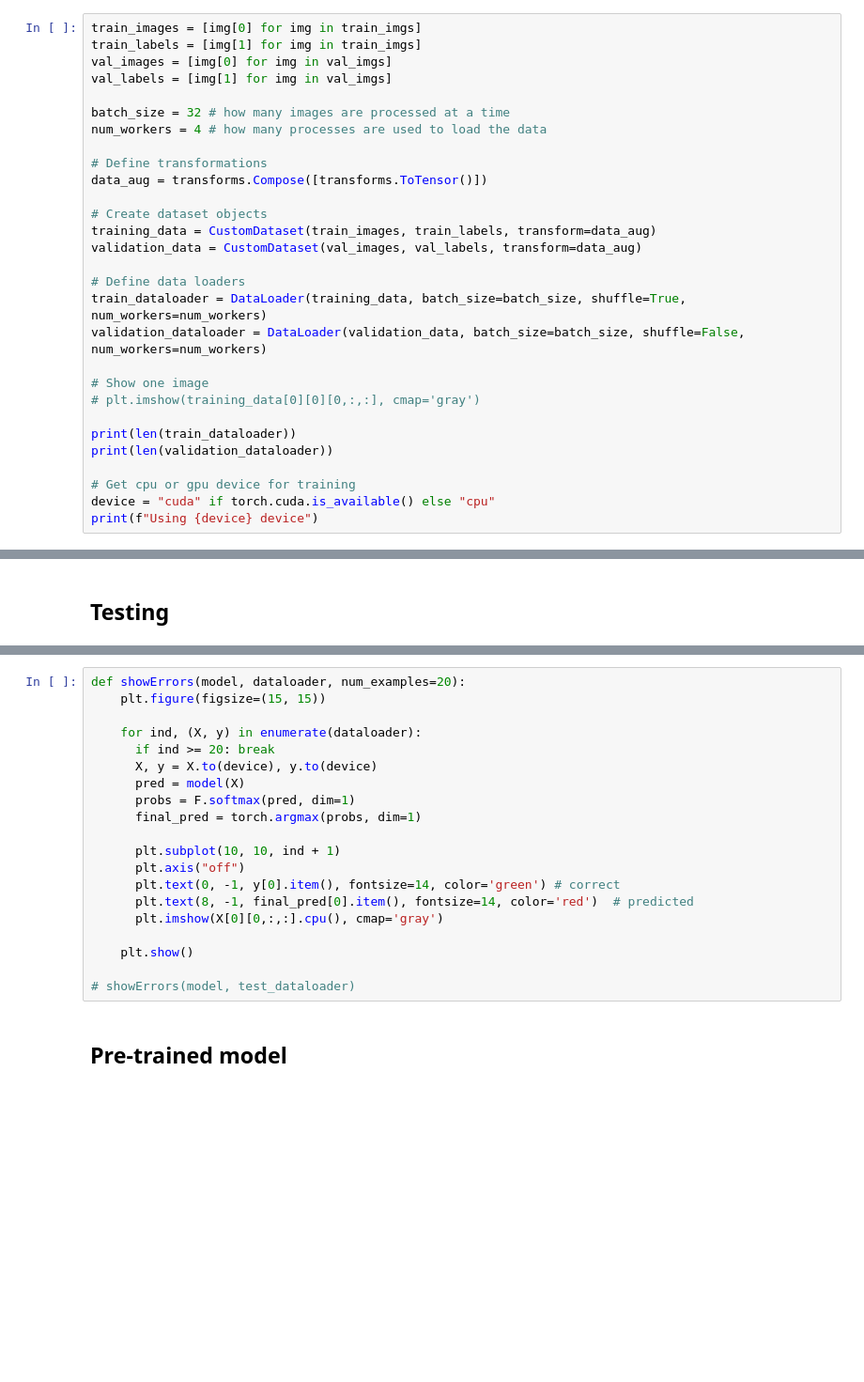
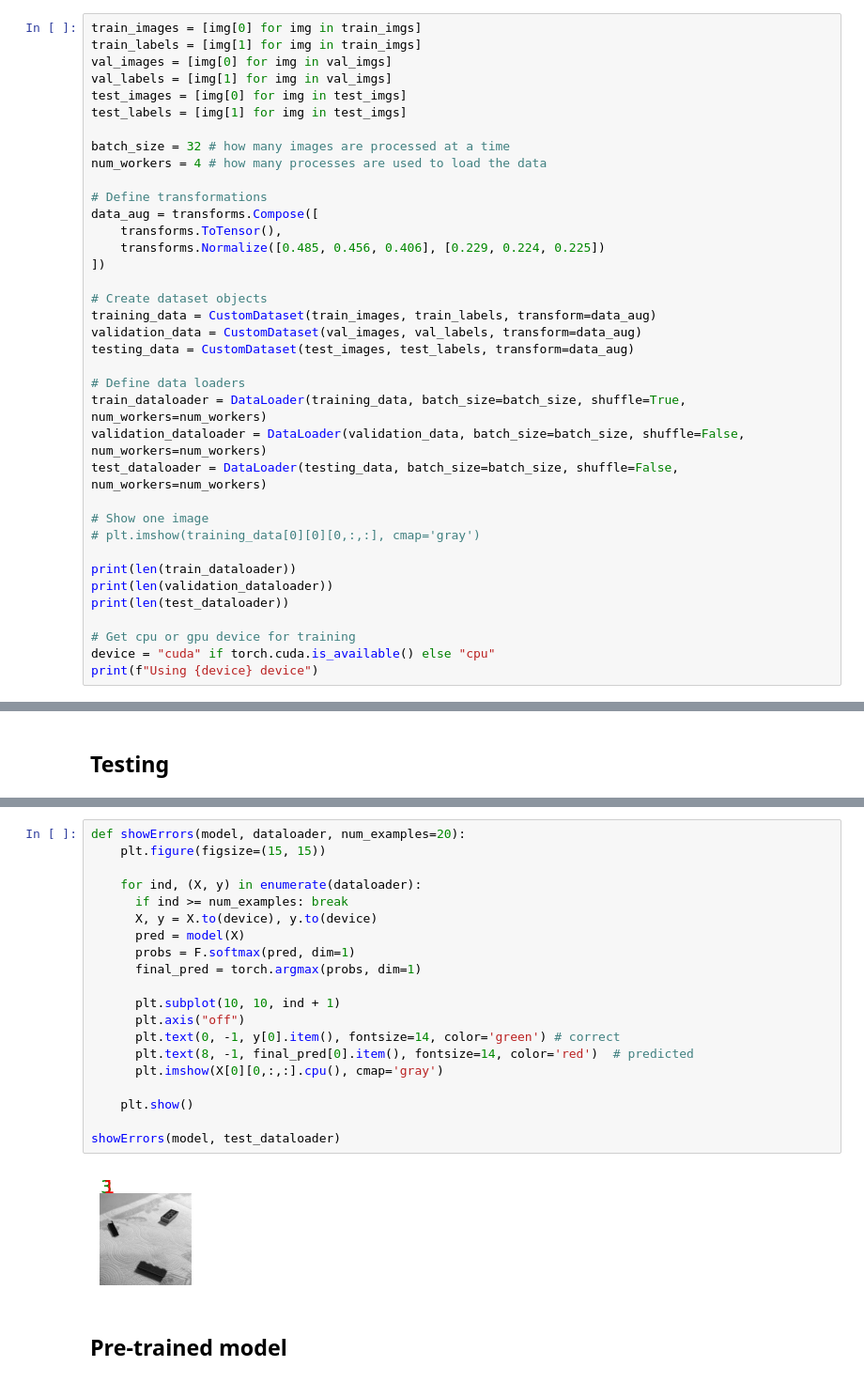
Before and after one commit to Johnny-droid/Lego-Image-Detector, a Jupyter notebook: p2/task2.ipynb, the cells around one changed output, grey strips where cells are left out. Shown: that part at 94% size. Cells and saved outputs as stored; diff of their text form; blank space fills up the shorter version.

```diff
--- a/p2/task2.ipynb
+++ b/p2/task2.ipynb
@@ -161,26 +228,34 @@ train_images = [img[0] for img in train_imgs]
 train_labels = [img[1] for img in train_imgs]
 val_images = [img[0] for img in val_imgs]
 val_labels = [img[1] for img in val_imgs]
+test_images = [img[0] for img in test_imgs]
+test_labels = [img[1] for img in test_imgs]
 
 batch_size = 32 # how many images are processed at a time
 num_workers = 4 # how many processes are used to load the data
 
 # Define transformations
-data_aug = transforms.Compose([transforms.ToTensor()])
+data_aug = transforms.Compose([
+    transforms.ToTensor(),
+    transforms.Normalize([0.485, 0.456, 0.406], [0.229, 0.224, 0.225])
+])
 
 # Create dataset objects
 training_data = CustomDataset(train_images, train_labels, transform=data_aug)
 validation_data = CustomDataset(val_images, val_labels, transform=data_aug)
+testing_data = CustomDataset(test_images, test_labels, transform=data_aug)
 
 # Define data loaders
 train_dataloader = DataLoader(training_data, batch_size=batch_size, shuffle=True, num_workers=num_workers)
 validation_dataloader = DataLoader(validation_data, batch_size=batch_size, shuffle=False, num_workers=num_workers)
+test_dataloader = DataLoader(testing_data, batch_size=batch_size, shuffle=False, num_workers=num_workers)
 
 # Show one image
 # plt.imshow(training_data[0][0][0,:,:], cmap='gray')
 
 print(len(train_dataloader))
 print(len(validation_dataloader))
+print(len(test_dataloader))
 
 # Get cpu or gpu device for training
 device = "cuda" if torch.cuda.is_available() else "cpu"
@@ -360,23 +504,25 @@ model.load_state_dict(checkpoint['model'])
 # %%
 def showErrors(model, dataloader, num_examples=20):
     plt.figure(figsize=(15, 15))
 
     for ind, (X, y) in enumerate(dataloader):
-      if ind >= 20: break
+      if ind >= num_examples: break
       X, y = X.to(device), y.to(device)
       pred = model(X)
       probs = F.softmax(pred, dim=1)
       final_pred = torch.argmax(probs, dim=1)
 
       plt.subplot(10, 10, ind + 1)
       plt.axis("off")
       plt.text(0, -1, y[0].item(), fontsize=14, color='green') # correct
       plt.text(8, -1, final_pred[0].item(), fontsize=14, color='red')  # predicted
       plt.imshow(X[0][0,:,:].cpu(), cmap='gray')
 
     plt.show()
 
-# showErrors(model, test_dataloader)
+showErrors(model, test_dataloader)
+# %% [output]
+[figure, added]
 # %% [markdown]
 ## Pre-trained model
 # %% [markdown]
```
Also changed, not shown: parts of 9 cells of this notebook.
